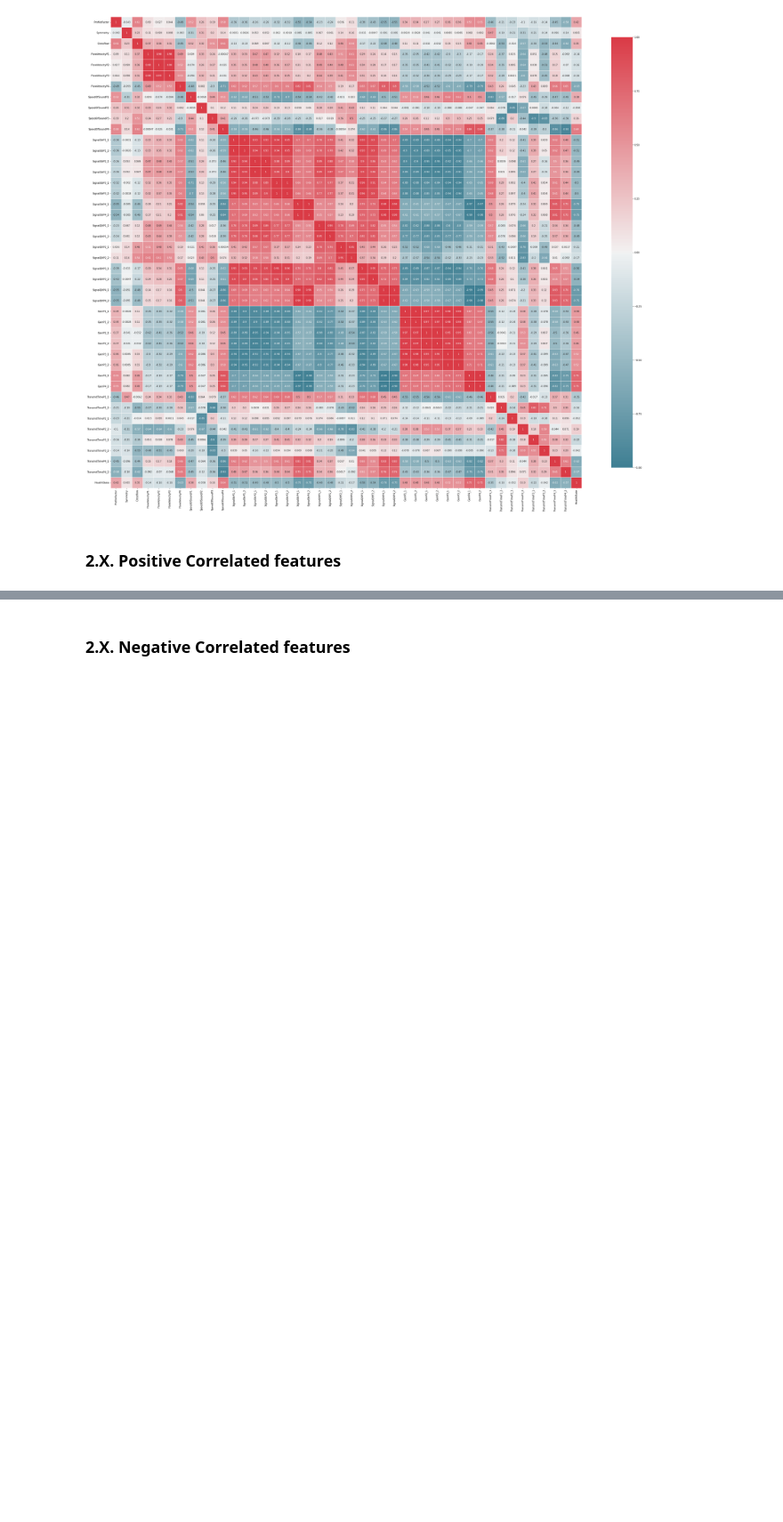
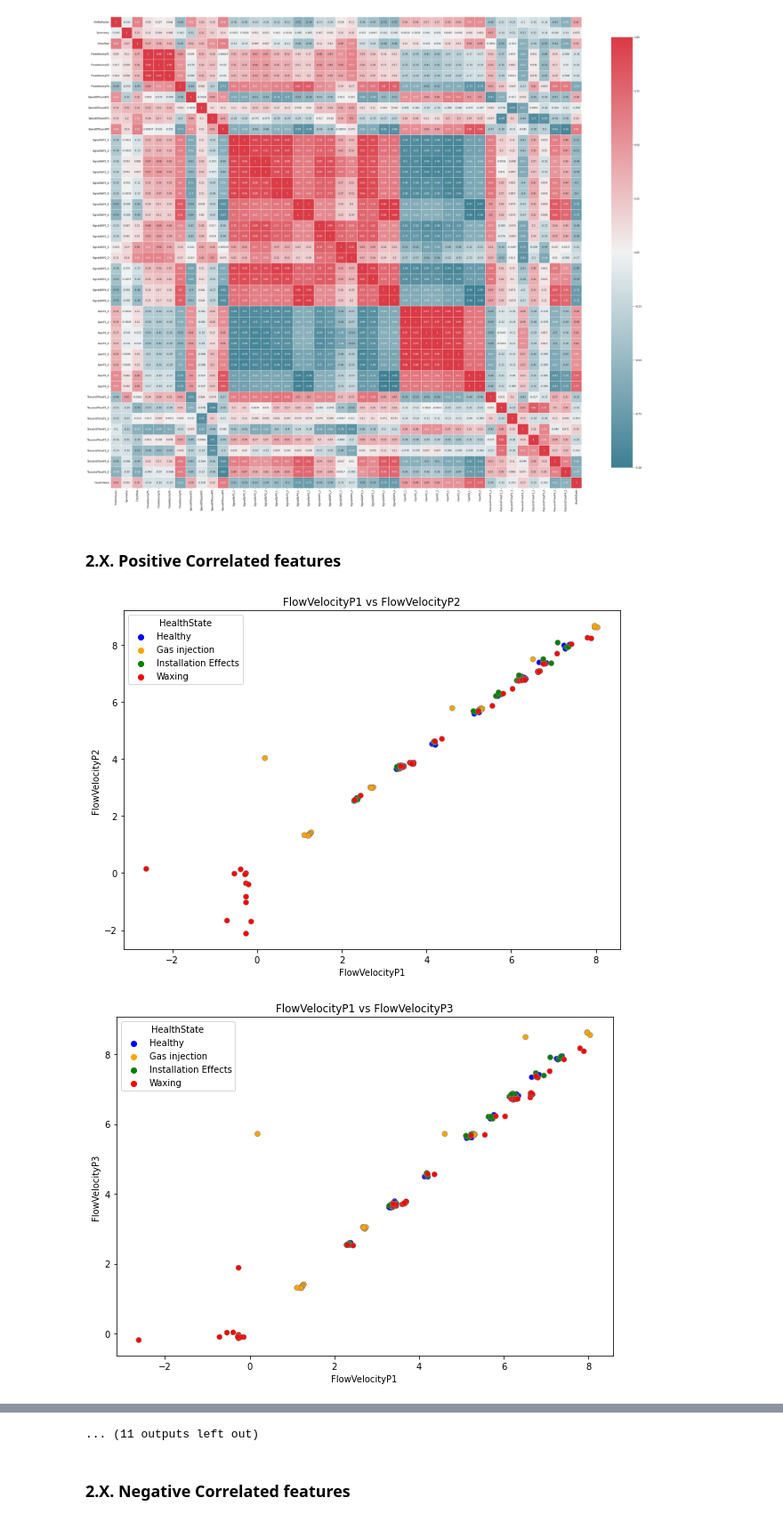
Before and after one commit to davidhgh/csc3005-AE, a Jupyter notebook: FINALFORM.ipynb, the cells around one changed output, grey strips where cells are left out. Shown at 89% size. Saved outputs shown, nothing was run; the diff lists cells and outputs as text; code cells hidden in the pictures; blank space fills up the shorter version.

Commit message:
Added correlation plots

```diff
--- a/FINALFORM.ipynb
+++ b/FINALFORM.ipynb
@@ -228,3 +229,72 @@ def plotScatter(feature_1, feature_2, df):
     plt.show()
 # %% [markdown]
 ### __2.X. Positive Correlated features__
+# %%
+plotScatter('FlowVelocityP1','FlowVelocityP2', df_D)
+plotScatter('FlowVelocityP1','FlowVelocityP3', df_D)
+
+plotScatter('FlowVelocityP2','FlowVelocityP3', df_D)
+
+plotScatter('FlowVelocityP4','SignalStrP4_1', df_D)
+plotScatter('FlowVelocityP4','SignalStrP4_2', df_D)
+plotScatter('FlowVelocityP4','SignalQltP4_1', df_D)
+plotScatter('FlowVelocityP4','SignalQltP4_2', df_D)
+
+plotScatter('SpeedOfSoundP4','GainP4_1', df_D) #0.84
+plotScatter('SpeedOfSoundP4','GainP4_2', df_D) #0.84
+
+plotScatter('SignalStrP1_1','SignalStrP2_2', df_D) #0.93
+plotScatter('SignalStrP1_1','SignalStrP2_2', df_D) #0.93
+plotScatter('SignalStrP1_1','SignalStrP3_1', df_D) #0.94
+plotScatter('SignalStrP1_1','SignalStrP3_2', df_D) #0.95
+plotScatter('SignalStrP1_1','SignalQltP3_1', df_D) #0.93
+plotScatter('SignalStrP1_1','SignalQltP3_2', df_D) #0.9
+
+plotScatter('SignalStrP1_2','SignalStrP2_2', df_D) #0.93
+plotScatter('SignalStrP1_2','SignalStrP2_2', df_D) #0.93
+plotScatter('SignalStrP1_2','SignalStrP3_1', df_D) #0.94
+plotScatter('SignalStrP1_2','SignalStrP3_2', df_D) #0.95
+plotScatter('SignalStrP1_2','SignalQltP3_1', df_D) #0.93
+plotScatter('SignalStrP1_2','SignalQltP3_2', df_D) #0.9
+
+plotScatter('SignalStrP2_1','SignalStrP3_1', df_D) #0.88
+plotScatter('SignalStrP2_1','SignalStrP3_1', df_D) #0.89
+plotScatter('SignalStrP2_1','SignalQltP1_1', df_D) #0.89
+plotScatter('SignalStrP2_1','SignalQltP1_2', df_D) #0.88
+plotScatter('SignalStrP2_1','SignalQltP3_1', df_D) #0.9
+plotScatter('SignalStrP2_1','SignalQltP3_2', df_D) #0.86
+
+plotScatter('SignalStrP2_2','SignalStrP3_1', df_D) #0.89
+plotScatter('SignalStrP2_2','SignalStrP3_1', df_D) #0.9
+plotScatter('SignalStrP2_2','SignalQltP1_1', df_D) #0.89
+plotScatter('SignalStrP2_2','SignalQltP1_2', df_D) #0.87
+plotScatter('SignalStrP2_2','SignalQltP3_1', df_D) #0.9
+plotScatter('SignalStrP2_2','SignalQltP3_2', df_D) #0.86
+
+plotScatter('SignalStrP3_1','SignalQltP1_1', df_D) #0.96
+plotScatter('SignalStrP3_1','SignalQltP1_2', df_D) #0.91
+
+plotScatter('SignalStrP3_2','SignalQltP1_1', df_D) #0.96
+plotScatter('SignalStrP3_2','SignalQltP1_2', df_D) #0.9
+
+plotScatter('SignalStrP4_1','FlowVelocityP4', df_D) #0.82
+plotScatter('SignalStrP4_1','SignalQltP4_1', df_D) #0.98
+plotScatter('SignalStrP4_1','SignalQltP4_2', df_D) #0.98
+plotScatter('SignalStrP4_1','TransmitTimeP4_1', df_D) #0.81
+
+plotScatter('SignalStrP4_2','FlowVelocityP4', df_D) #0.81
+plotScatter('SignalStrP4_2','SignalQltP4_1', df_D) #0.98
+plotScatter('SignalStrP4_2','SignalQltP4_2', df_D) #0.98
+plotScatter('SignalStrP4_2','TransmitTimeP4_1', df_D) #0.81
+
+plotScatter('SignalQltP1_1','SignalQltP1_2', df_D) #0.95
+plotScatter('SignalQltP1_1','SignalQltP3_1', df_D) #0.8
+plotScatter('SignalQltP1_1','SignalQltP3_2', df_D) #0.82
+
+plotScatter('SignalQltP1_2','SignalQltP3_1', df_D) #0.81
+plotScatter('SignalQltP1_2','SignalQltP3_2', df_D) #0.81
+
+plotScatter('SignalQltP2_1','SignalQltP2_2', df_D) #0.95
+# %% [output]
+[figure, added]
+[figure, added]
@@ -231,2 +311,3 @@ def plotScatter(feature_1, feature_2, df):
+... (11 outputs left out)
 # %% [markdown]
 ### __2.X. Negative Correlated features__
```
Also changed, not shown: parts of 8 cells of this notebook.
